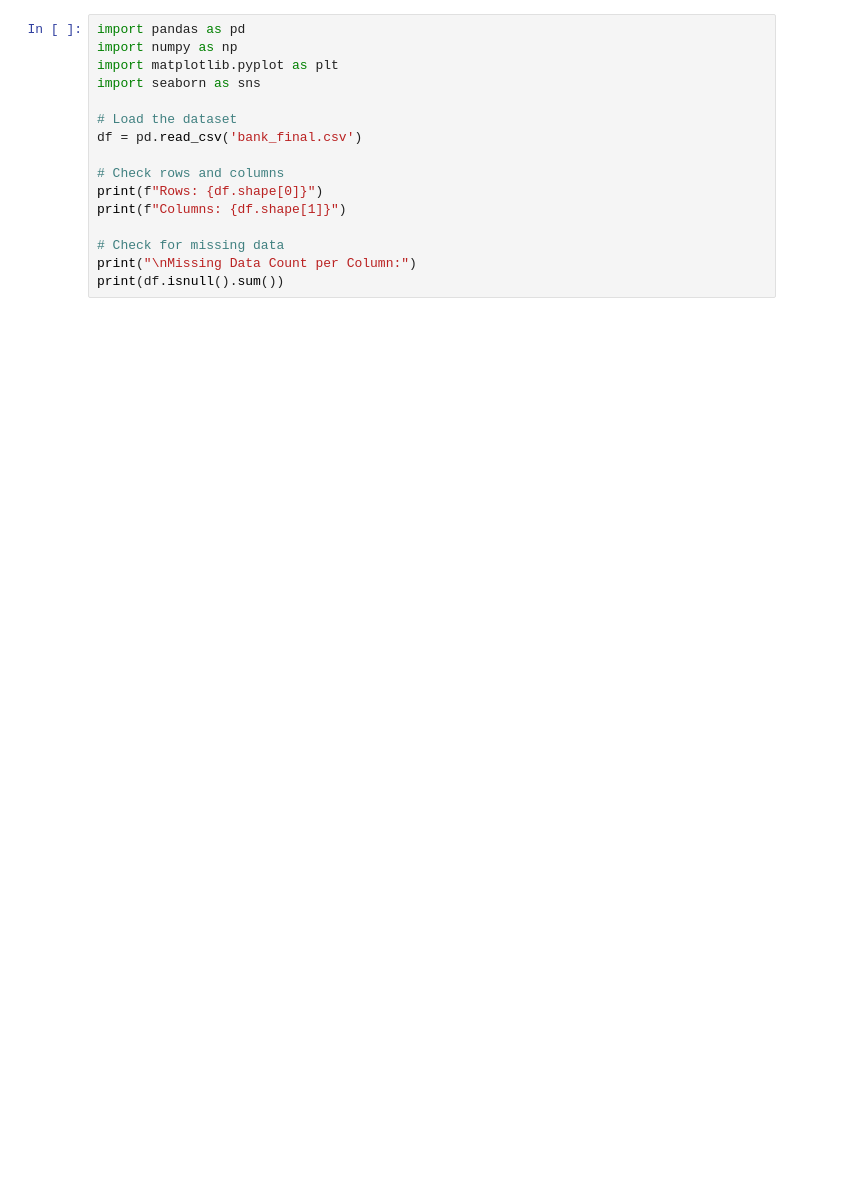
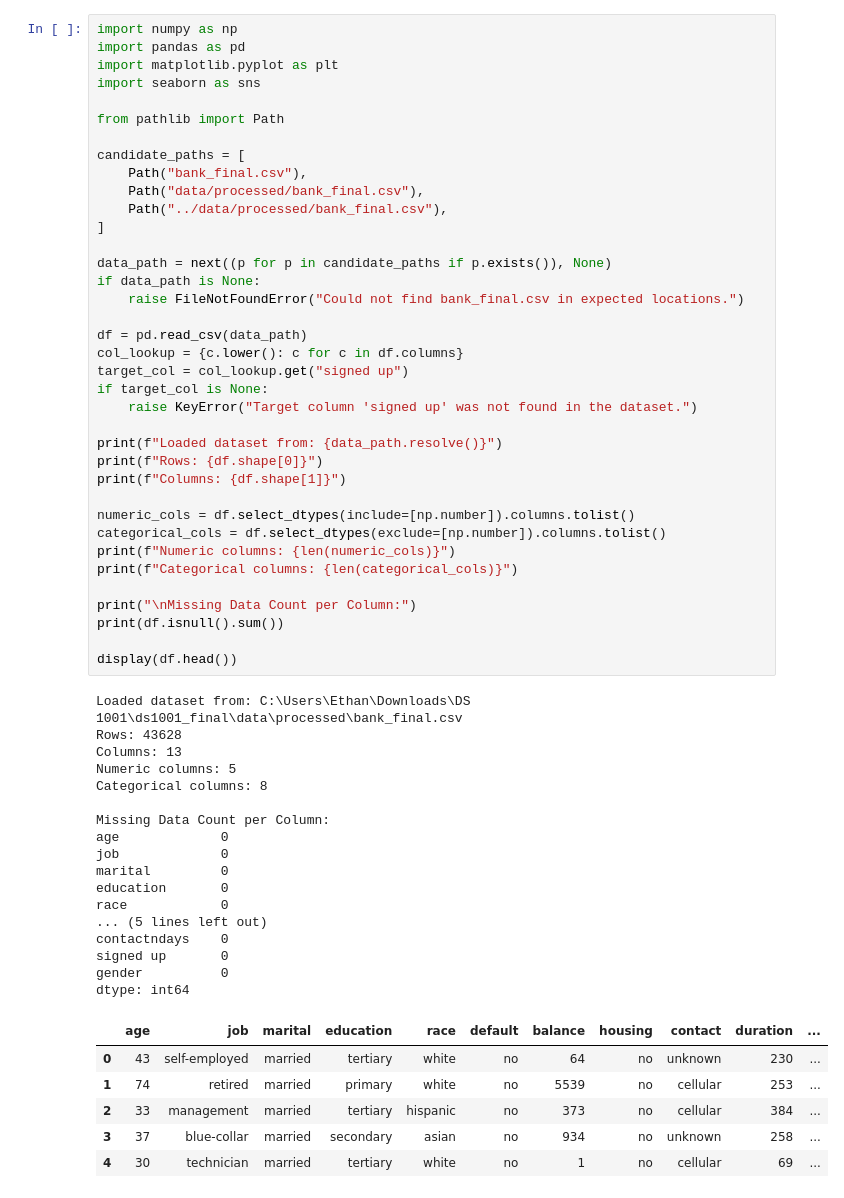
Before and after one commit to enchien8/ds1001_final, a Jupyter notebook: Final Project.ipynb, the cells around one changed output. Cells and saved outputs as stored; diff of their text form; blank space fills up the shorter version.

Commit message:
Implement feature X to enhance user experience and optimize performance

```diff
--- a/Final Project.ipynb
+++ b/Final Project.ipynb
@@ -5,16 +52,61 @@ print(f"Scikit-Learn Version: {sklearn.__version__}")
 # %%
+import numpy as np
 import pandas as pd
-import numpy as np
 import matplotlib.pyplot as plt
 import seaborn as sns
 
-# Load the dataset
-df = pd.read_csv('bank_final.csv')
+from pathlib import Path
 
-# Check rows and columns
+candidate_paths = [
+    Path("bank_final.csv"),
+    Path("data/processed/bank_final.csv"),
+    Path("../data/processed/bank_final.csv"),
+]
+
+data_path = next((p for p in candidate_paths if p.exists()), None)
+if data_path is None:
+    raise FileNotFoundError("Could not find bank_final.csv in expected locations.")
+
+df = pd.read_csv(data_path)
+col_lookup = {c.lower(): c for c in df.columns}
+target_col = col_lookup.get("signed up")
+if target_col is None:
+    raise KeyError("Target column 'signed up' was not found in the dataset.")
+
+print(f"Loaded dataset from: {data_path.resolve()}")
 print(f"Rows: {df.shape[0]}")
 print(f"Columns: {df.shape[1]}")
 
-# Check for missing data
+numeric_cols = df.select_dtypes(include=[np.number]).columns.tolist()
+categorical_cols = df.select_dtypes(exclude=[np.number]).columns.tolist()
+print(f"Numeric columns: {len(numeric_cols)}")
+print(f"Categorical columns: {len(categorical_cols)}")
+
 print("\nMissing Data Count per Column:")
 print(df.isnull().sum())
+
+display(df.head())
+# %% [output]
+Loaded dataset from: C:\Users\Ethan\Downloads\DS 1001\ds1001_final\data\processed\bank_final.csv
+Rows: 43628
+Columns: 13
+Numeric columns: 5
+Categorical columns: 8
+
+Missing Data Count per Column:
+age             0
+job             0
+marital         0
+education       0
+race            0
+... (5 lines left out)
+contactndays    0
+signed up       0
+gender          0
+dtype: int64
+|  | age | job | marital | education | race | default | balance | housing | contact | duration | ... |
+| 0 | 43 | self-employed | married | tertiary | white | no | 64 | no | unknown | 230 | ... |
+| 1 | 74 | retired | married | primary | white | no | 5539 | no | cellular | 253 | ... |
+| 2 | 33 | management | married | tertiary | hispanic | no | 373 | no | cellular | 384 | ... |
+| 3 | 37 | blue-collar | married | secondary | asian | no | 934 | no | unknown | 258 | ... |
+| 4 | 30 | technician | married | tertiary | white | no | 1 | no | cellular | 69 | ... |
```
Also changed, not shown: parts of 16 cells of this notebook.
